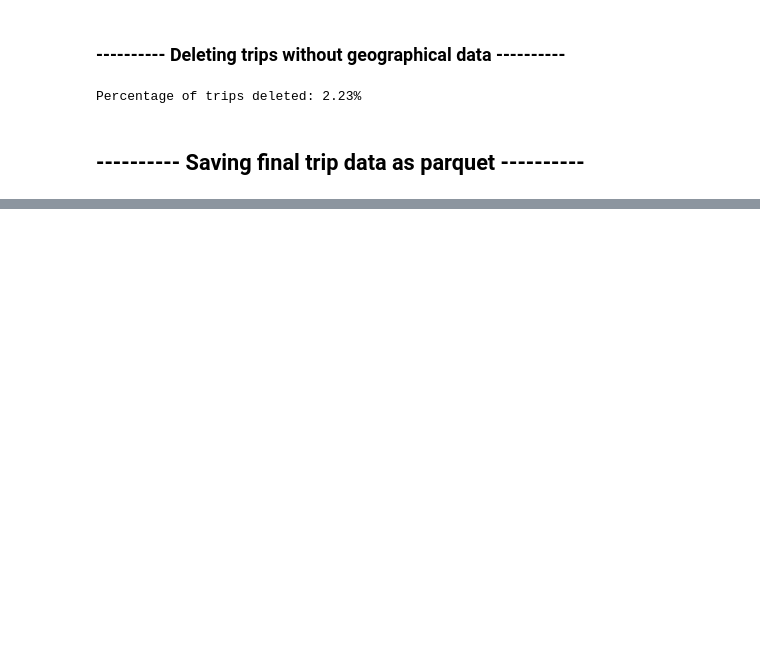
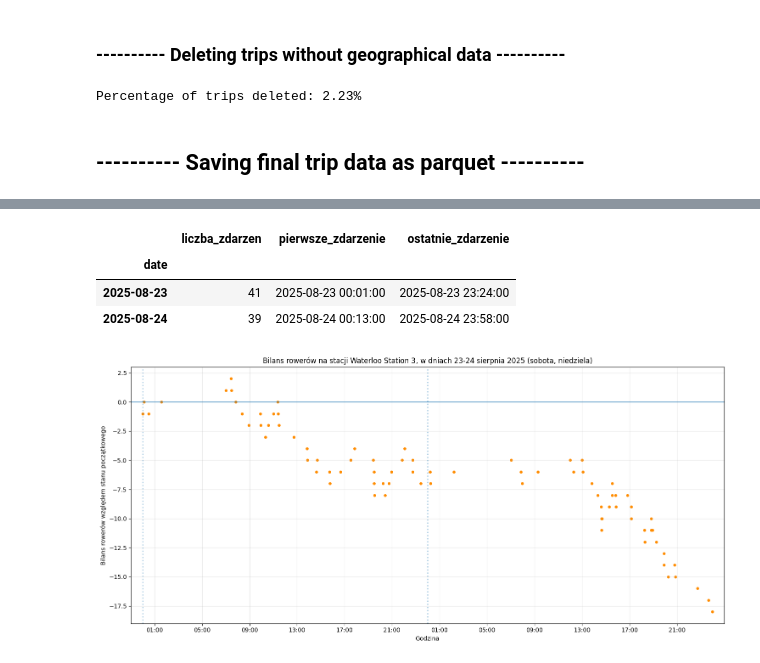
Before and after one commit to ArturWerys/london-bike-network-analysis, a Jupyter notebook: 01_data_preparation.ipynb, the cells around one changed output, grey strips where cells are left out. Cells and saved outputs as stored; diff of their text form; code cells hidden in the pictures; blank space fills up the shorter version.

```diff
--- a/01_data_preparation.ipynb
+++ b/01_data_preparation.ipynb
@@ -357,0 +741,20 @@ plt.show()
+# %%
+selected_weekend = ["2025-08-23", "2025-08-24"]
+
+start_weekend = pd.to_datetime(selected_weekend[0])
+end_weekend = pd.to_datetime(selected_weekend[-1])
+
+date_label = f"{start_weekend.day}-{end_weekend.day} sierpnia 2025"
+
+selected_dates = [pd.to_datetime(day).date() for day in selected_weekend]
+
+weekend_events = station_events[
+    station_events["date"].dt.date.isin(selected_dates)
+].copy()
+
+weekend_events = weekend_events.sort_values("date")
+
+weekend_events["balance"] = weekend_events["change"].cumsum()
+
+print(weekend_events["date"].min())
+print(weekend_events["date"].max())
@@ -357,0 +764,60 @@ plt.show()
+# %%
+weekend_events.groupby(weekend_events["date"].dt.date).agg(
+    liczba_zdarzen=("date", "count"),
+    pierwsze_zdarzenie=("date", "min"),
+    ostatnie_zdarzenie=("date", "max")
+)
+# %% [output]
+|  | liczba_zdarzen | pierwsze_zdarzenie | ostatnie_zdarzenie |
+| date |  |  |  |
+| 2025-08-23 | 41 | 2025-08-23 00:01:00 | 2025-08-23 23:24:00 |
+| 2025-08-24 | 39 | 2025-08-24 00:13:00 | 2025-08-24 23:58:00 |
+# %%
+weekend_label = ", ".join(
+    days_pl[pd.to_datetime(day).day_name()] for day in selected_weekend
+)
+
+x_start = weekend_events["date"].min()
+x_end = weekend_events["date"].max()
+
+midnights = pd.to_datetime(selected_weekend)
+
+plt.figure(figsize=(15, 7))
+
+plt.scatter(
+    weekend_events["date"],
+    weekend_events["balance"],
+    s=15,
+    color="darkorange"
+)
+
+plt.axhline(0, linewidth=1)
+
+plt.xlim(
+    x_start - pd.Timedelta(hours=1),
+    x_end + pd.Timedelta(hours=1)
+)
+
+for midnight in midnights:
+    plt.axvline(
+        midnight,
+        linestyle=":",
+        linewidth=2,
+        alpha=0.35
+    )
+
+plt.xlabel("Godzina")
+plt.ylabel("Bilans rowerów względem stanu początkowego")
+plt.title(
+    f"Bilans rowerów na stacji {station_name_clean}, "
+    f"w dniach {date_label} ({weekend_label})"
+)
+
+plt.gca().xaxis.set_major_formatter(mdates.DateFormatter("%H:%M"))
+plt.gca().xaxis.set_major_locator(mdates.HourLocator(interval=4))
+
+plt.grid(True, alpha=0.3)
+plt.tight_layout()
+plt.show()
+# %% [output]
+[figure, added]
```
Also changed, not shown: parts of 18 cells of this notebook, 16 other files.
